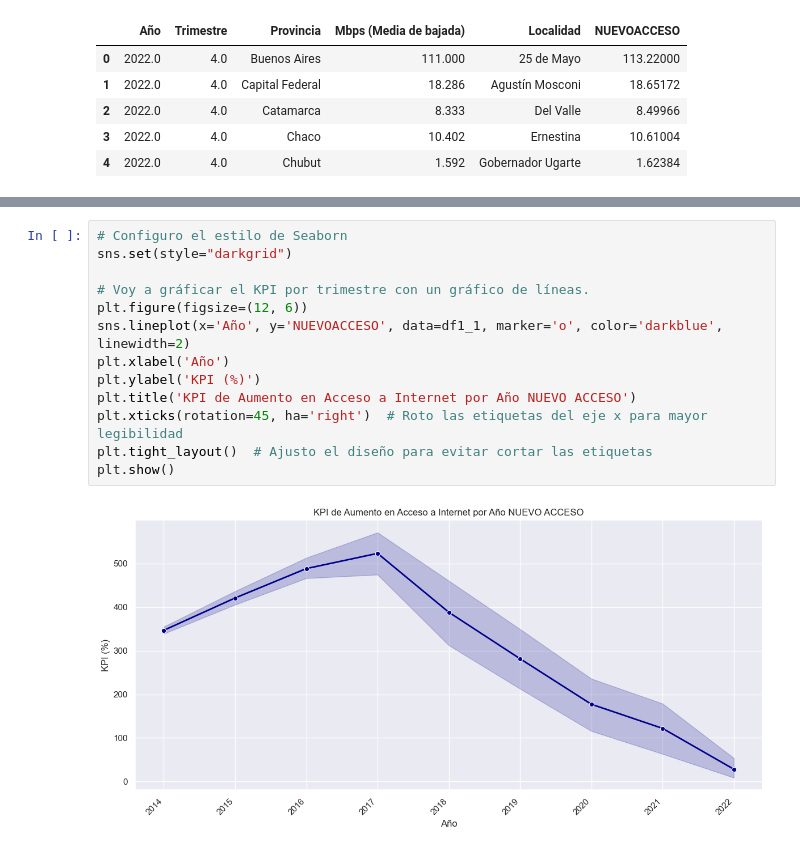
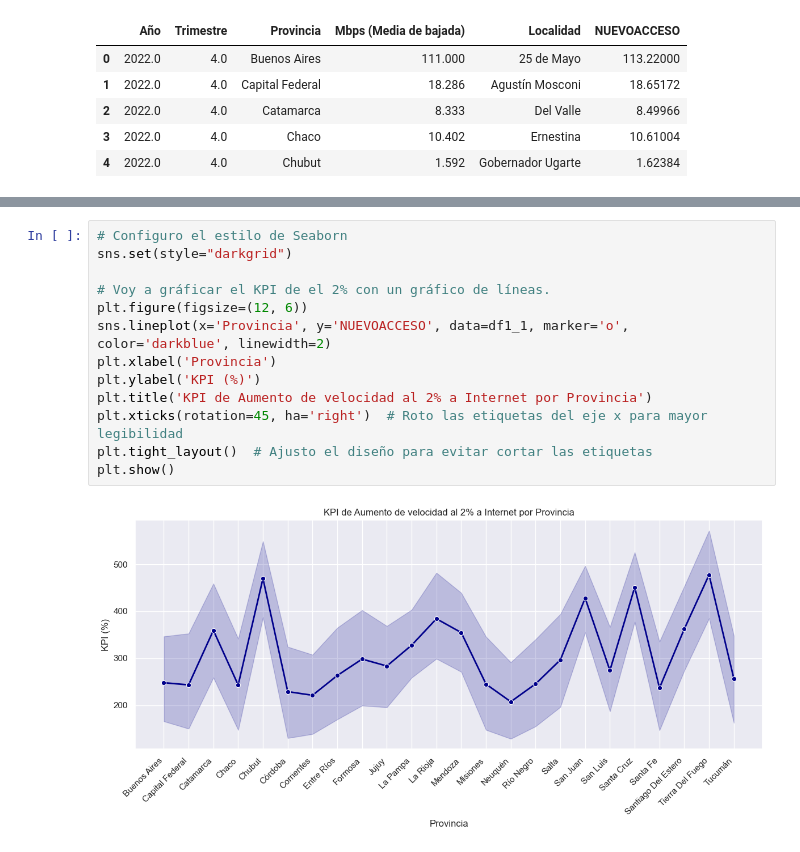
Before and after one commit to Chinaskidev/VecinoNet_Proyecto, a Jupyter notebook: tele_ENACOM_EDA.ipynb, the cells around one changed output, grey strips where cells are left out. Drawn from its saved outputs; the diff is of its cells as text.

```diff
--- a/tele_ENACOM_EDA.ipynb
+++ b/tele_ENACOM_EDA.ipynb
@@ -909,18 +910,18 @@ plt.show()
 # %%
 # Configuro el estilo de Seaborn
 sns.set(style="darkgrid")
 
-# Voy a gráficar el KPI por trimestre con un gráfico de líneas.
+# Voy a gráficar el KPI de el 2% con un gráfico de líneas.
 plt.figure(figsize=(12, 6))
-sns.lineplot(x='Año', y='NUEVOACCESO', data=df1_1, marker='o', color='darkblue', linewidth=2)
-plt.xlabel('Año')
+sns.lineplot(x='Provincia', y='NUEVOACCESO', data=df1_1, marker='o', color='darkblue', linewidth=2)
+plt.xlabel('Provincia')
 plt.ylabel('KPI (%)')
-plt.title('KPI de Aumento en Acceso a Internet por Año NUEVO ACCESO')
+plt.title('KPI de Aumento de velocidad al 2% a Internet por Provincia')
 plt.xticks(rotation=45, ha='right')  # Roto las etiquetas del eje x para mayor legibilidad
 plt.tight_layout()  # Ajusto el diseño para evitar cortar las etiquetas
 plt.show()
 # %% [output]
-[figure, old version]
+[figure, new version]
 # %% [markdown]
 **Conclusión:**
 
```
Also changed, not shown: parts of 10 cells of this notebook.
